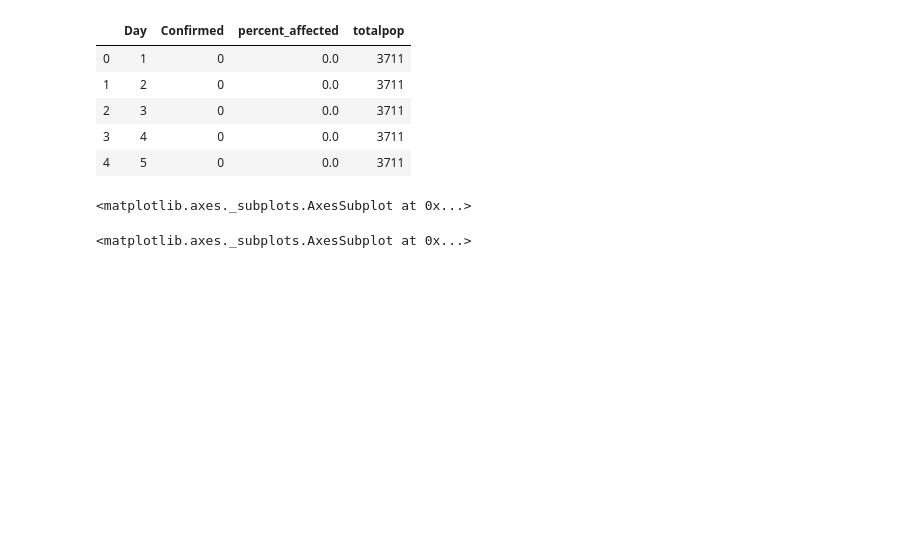
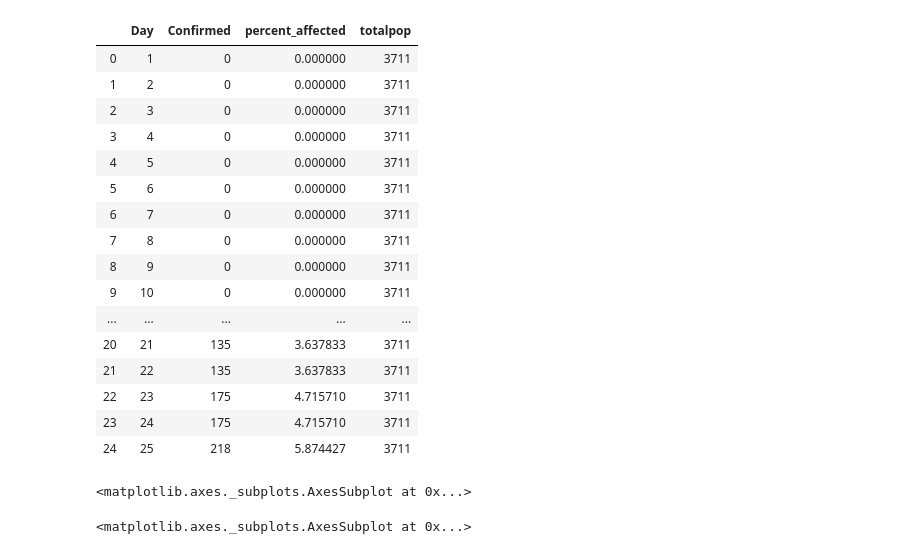
Before and after one commit to ravi-prakash1907/A-tracking-of-COVID-19, a Jupyter notebook: COVID-19/ready_to_use/Infection Rate.ipynb, the cells around one changed output. Cells and saved outputs as stored; diff of their text form; code cells hidden in the pictures; blank space fills up the shorter version.

```diff
--- a/COVID-19/ready_to_use/Infection Rate.ipynb
+++ b/COVID-19/ready_to_use/Infection Rate.ipynb
@@ -44,12 +42,23 @@ cruise.shape
 # %%
-cruise.head()
+cruise.head(25)
 # %% [output]
 |  | Day | Confirmed | percent_affected | totalpop |
-| 0 | 1 | 0 | 0.0 | 3711 |
-| 1 | 2 | 0 | 0.0 | 3711 |
-| 2 | 3 | 0 | 0.0 | 3711 |
-| 3 | 4 | 0 | 0.0 | 3711 |
-| 4 | 5 | 0 | 0.0 | 3711 |
+| 0 | 1 | 0 | 0.000000 | 3711 |
+| 1 | 2 | 0 | 0.000000 | 3711 |
+| 2 | 3 | 0 | 0.000000 | 3711 |
+| 3 | 4 | 0 | 0.000000 | 3711 |
+| 4 | 5 | 0 | 0.000000 | 3711 |
+| 5 | 6 | 0 | 0.000000 | 3711 |
+| 6 | 7 | 0 | 0.000000 | 3711 |
+| 7 | 8 | 0 | 0.000000 | 3711 |
+| 8 | 9 | 0 | 0.000000 | 3711 |
+| 9 | 10 | 0 | 0.000000 | 3711 |
+| ... | ... | ... | ... | ... |
+| 20 | 21 | 135 | 3.637833 | 3711 |
+| 21 | 22 | 135 | 3.637833 | 3711 |
+| 22 | 23 | 175 | 4.715710 | 3711 |
+| 23 | 24 | 175 | 4.715710 | 3711 |
+| 24 | 25 | 218 | 5.874427 | 3711 |
 # %%
 plt=wuhan.plot.scatter('Day','percent_affected')
 plt
```
Also changed, not shown: parts of 6 cells of this notebook, 1 other file.
